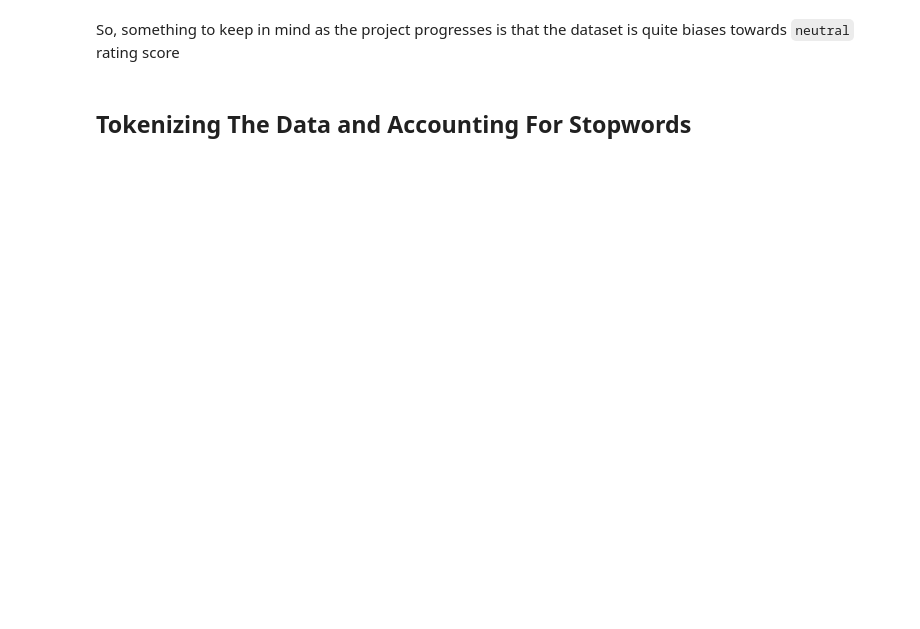
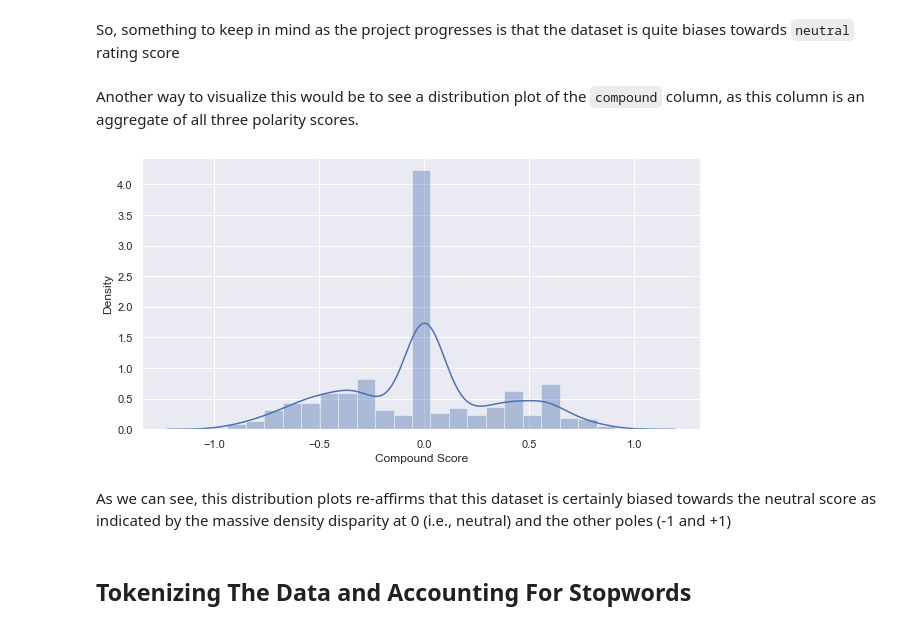
Before and after one commit to MrKimhoff/Reddit-Comment-Sentiment-Analysis, a Jupyter notebook: Project Two Working Notebook.ipynb, the cells around one changed output. Saved outputs shown, nothing was run; the diff lists cells and outputs as text; code cells hidden in the pictures; blank space fills up the shorter version.

```diff
--- a/Project Two Working Notebook.ipynb
+++ b/Project Two Working Notebook.ipynb
@@ -177,5 +200,17 @@ plt.show()
 # %% [markdown]
 So, something to keep in mind as the project progresses is that the dataset is quite biases towards `neutral` rating score
+# %% [markdown]
+Another way to visualize this would be to see a distribution plot of the `compound` column, as this column is an aggregate of all three polarity scores.
+# %%
+# plot distribution plot of compound variable
+plt.figure(figsize=(10,5))
+sns.distplot(df['compound'])
+plt.xlabel('Compound Score')
+plt.show()
+# %% [output]
+[figure, added]
+# %% [markdown]
+As we can see, this distribution plots re-affirms that this dataset is certainly biased towards the neutral score as indicated by the massive density disparity at 0 (i.e., neutral) and the other poles (-1 and +1)
 # %% [markdown]
 ## Tokenizing The Data and Accounting For Stopwords
 # %%
```
Also changed, not shown: parts of 29 cells of this notebook, 2 other files.
